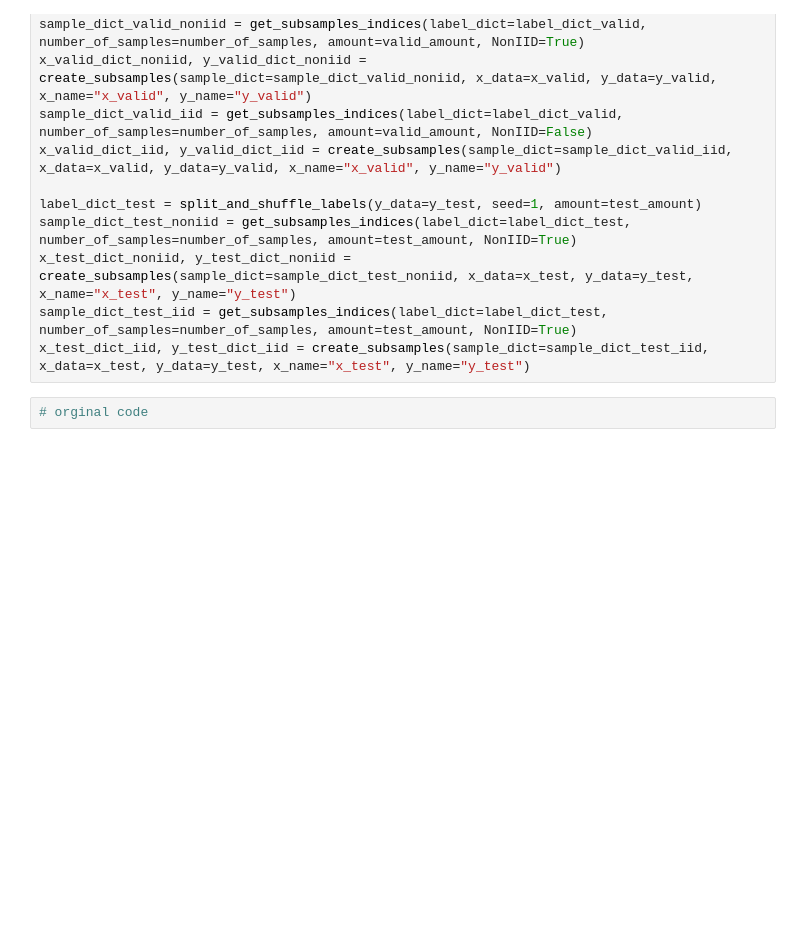
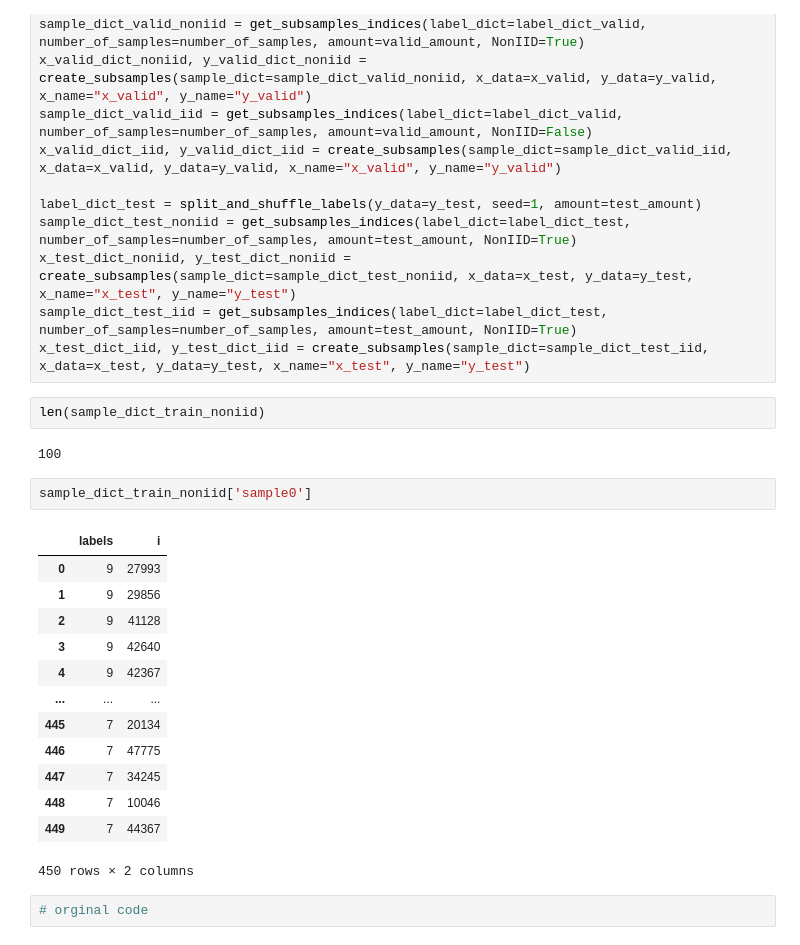
Before and after one commit to yangland/ece_fl_public, a Jupyter notebook: fedavg_mnist_iid_noniid.ipynb, the cells around one changed output. Saved outputs shown, nothing was run; the diff lists cells and outputs as text; blank space fills up the shorter version.

```diff
--- a/fedavg_mnist_iid_noniid.ipynb
+++ b/fedavg_mnist_iid_noniid.ipynb
@@ -502,6 +576,26 @@ sample_dict_test_noniid = get_subsamples_indices(label_dict=label_dict_test, num
 x_test_dict_noniid, y_test_dict_noniid = create_subsamples(sample_dict=sample_dict_test_noniid, x_data=x_test, y_data=y_test, x_name="x_test", y_name="y_test")
 sample_dict_test_iid = get_subsamples_indices(label_dict=label_dict_test, number_of_samples=number_of_samples, amount=test_amount, NonIID=True)
 x_test_dict_iid, y_test_dict_iid = create_subsamples(sample_dict=sample_dict_test_iid, x_data=x_test, y_data=y_test, x_name="x_test", y_name="y_test")
+# %%
+len(sample_dict_train_noniid)
+# %% [output]
+100
+# %%
+sample_dict_train_noniid['sample0']
+# %% [output]
+|  | labels | i |
+| 0 | 9 | 27993 |
+| 1 | 9 | 29856 |
+| 2 | 9 | 41128 |
+| 3 | 9 | 42640 |
+| 4 | 9 | 42367 |
+| ... | ... | ... |
+| 445 | 7 | 20134 |
+| 446 | 7 | 47775 |
+| 447 | 7 | 34245 |
+| 448 | 7 | 10046 |
+| 449 | 7 | 44367 |
+450 rows × 2 columns
 # %%
 # orginal code
 # %%
```
Also changed, not shown: parts of 4 cells of this notebook, 1 other file.
